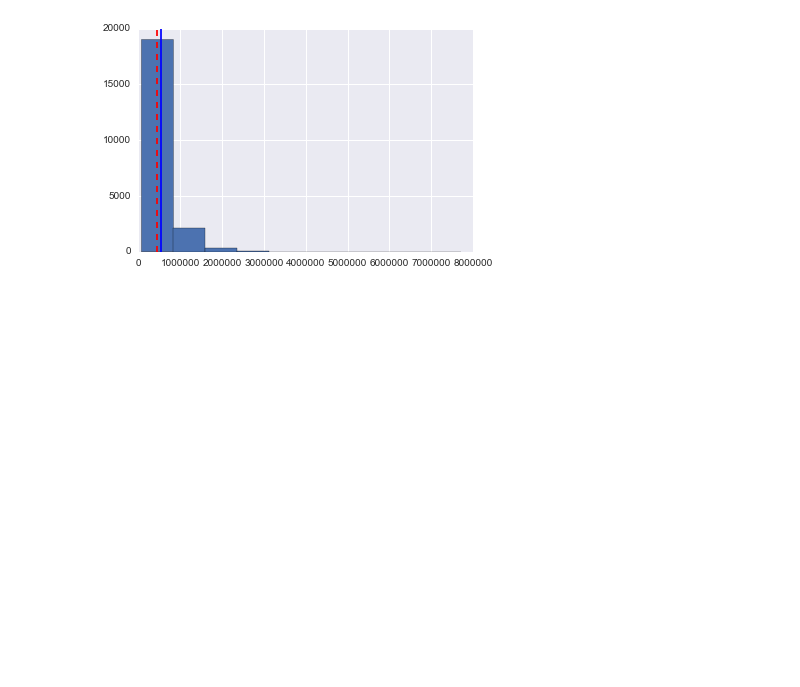
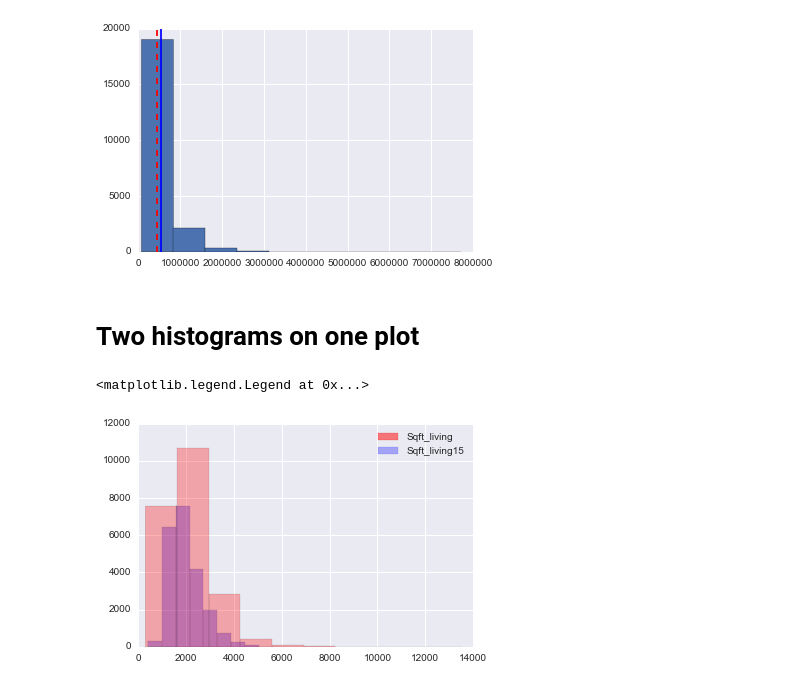
Before and after one commit to kasiarachuta-zz/Blog, a Jupyter notebook: Data Visualisation/Histograms in Python.ipynb, the cells around one changed output. Cells and saved outputs as stored; diff of their text form; code cells hidden in the pictures; blank space fills up the shorter version.

Commit message:
updated histograms

```diff
--- a/Data Visualisation/Histograms in Python.ipynb
+++ b/Data Visualisation/Histograms in Python.ipynb
@@ -169,3 +169,19 @@ plt.axvline(houseprices['price'].median(), color = 'r', linestyle='dashed')
 # %% [output]
 <matplotlib.lines.Line2D at 0x...>
 [figure]
+# %% [markdown]
+# Two histograms on one plot
+# %%
+import matplotlib.patches as mpatches
+import matplotlib.pyplot as plt
+
+plt.hist(houseprices['sqft_living15'], color='b', alpha=0.3)
+plt.hist(houseprices['sqft_living'], color='r', alpha=0.3)
+
+red_patch = mpatches.Patch(color='r', label='Sqft_living', alpha=0.5)
+blue_patch = mpatches.Patch(color='b', label='Sqft_living15', alpha=0.3)
+
+plt.legend(handles=[red_patch, blue_patch])
+# %% [output]
+<matplotlib.legend.Legend at 0x...>
+[figure, added]
```
